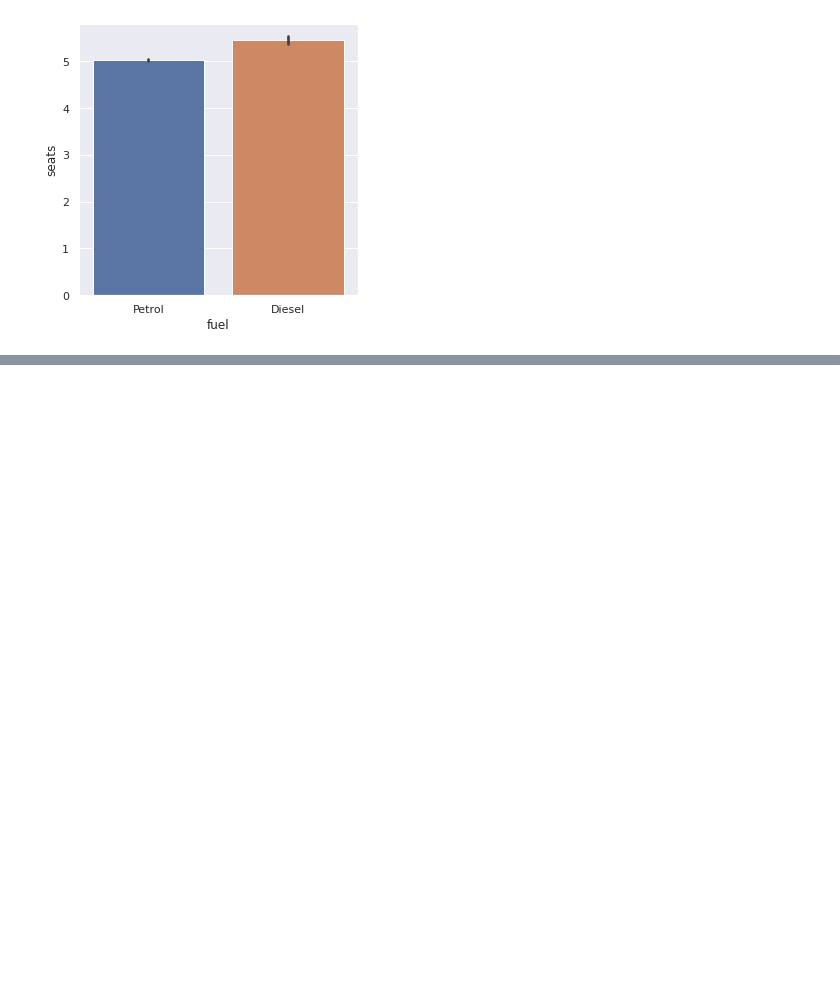
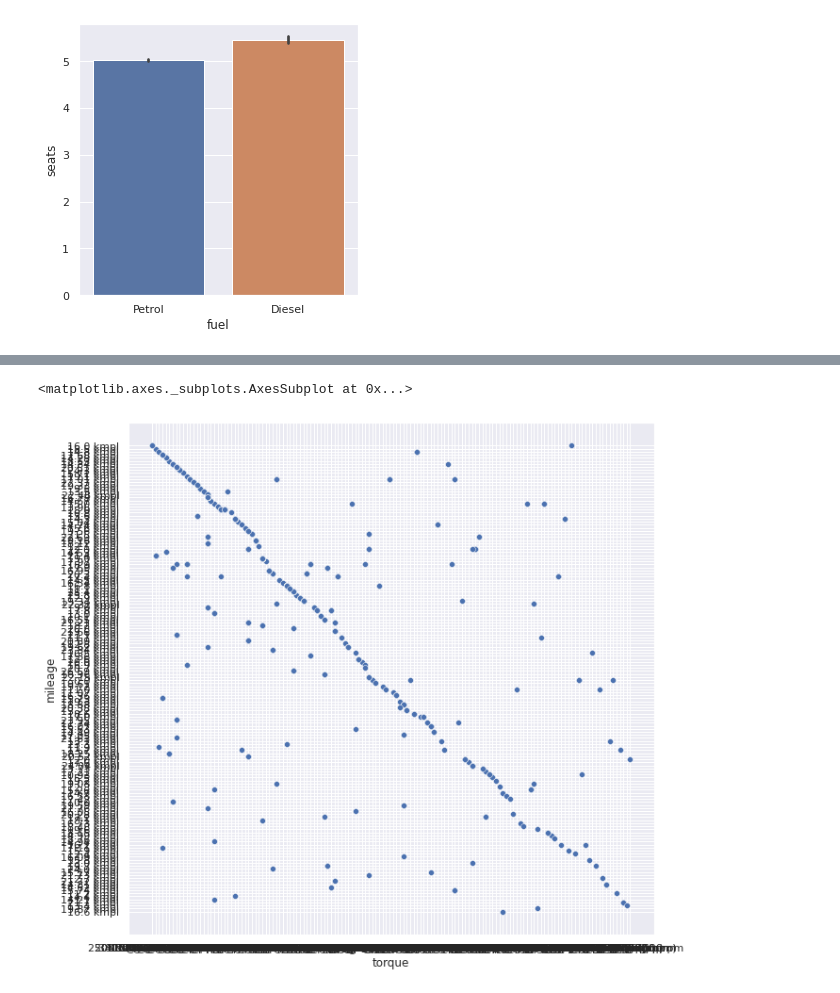
Before and after one commit to Milind-cod3-base/Machine-Learning-Notebooks, a Jupyter notebook: Vehicles.ipynb, the cells around one changed output, grey strips where cells are left out. Saved outputs shown, nothing was run; the diff lists cells and outputs as text; code cells hidden in the pictures; blank space fills up the shorter version.

Commit message:
EDA complete: mileage and torque plotted

```diff
--- a/Vehicles.ipynb
+++ b/Vehicles.ipynb
@@ -46,0 +56,8 @@ sns.barplot( data=autoA, y='seats', x = 'fuel')
+# %%
+autoA5 = autoA[autoA['seats']== 5]  #data set of 5 sets with Automatic Transmission is created.
+# %%
+sns.set(rc={'figure.figsize':(10,10)})
+sns.scatterplot(data=autoA5, y='mileage',x='torque')
+# %% [output]
+<matplotlib.axes._subplots.AxesSubplot at 0x...>
+[figure, added]
```
Also changed, not shown: parts of 1 cell of this notebook.
